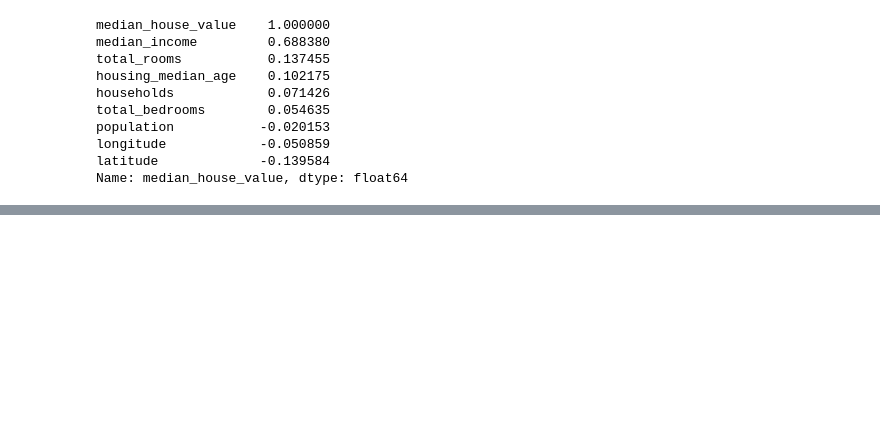
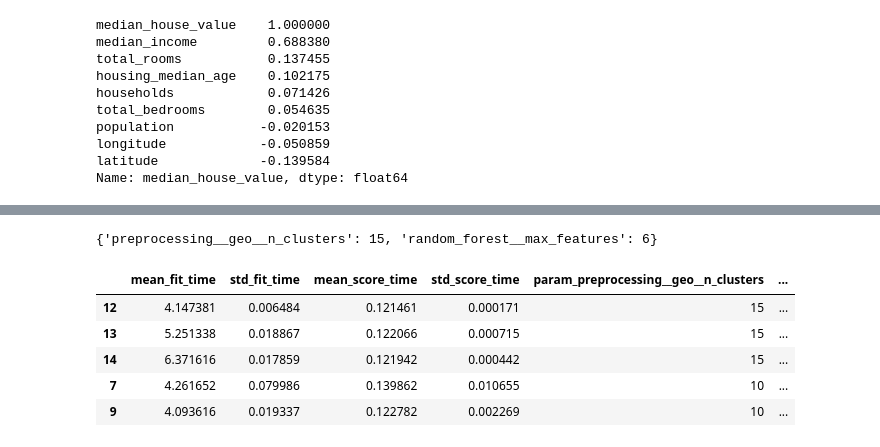
Before and after one commit to GGRusty/Hands-on-ML, a Jupyter notebook: Chapter2.ipynb, the cells around one changed output, grey strips where cells are left out. Saved outputs shown, nothing was run; the diff lists cells and outputs as text; code cells hidden in the pictures; blank space fills up the shorter version.

```diff
--- a/Chapter2.ipynb
+++ b/Chapter2.ipynb
@@ -140,0 +566,3 @@ Name: median_house_value, dtype: float64
+# %%
+tree_reg = make_pipeline(preprocessing, DecisionTreeRegressor(random_state=42))
+tree_reg.fit(housing, housing_labels)
@@ -140,0 +616,3 @@ Name: median_house_value, dtype: float64
+# %%
+forest_reg = make_pipeline(preprocessing, RandomForestRegressor(random_state=42))
+forest_rmses = -cross_val_score(forest_reg, housing, housing_labels, scoring="neg_root_mean_squared_error", cv=10)
@@ -140,0 +631,6 @@ Name: median_house_value, dtype: float64
+# %%
+forest_reg.fit(housing, housing_labels)
+housing_predictions = forest_reg.predict(housing)
+forest_rmse = mean_squared_error(housing_labels, housing_predictions,
+                                 squared=False)
+forest_rmse
@@ -140,0 +639,21 @@ Name: median_house_value, dtype: float64
+# %%
+# because the training RMSE is still much lower than the validation RMSE the model is still overfitting the training set
+# we can fine tune the model by searching for the hyperparameters that minimize the validation error
+# we can use grid search to do this
+full_pipeline = Pipeline([
+    ("preprocessing", preprocessing),
+    ("random_forest", RandomForestRegressor(random_state=42))
+])
+param_grid = [
+    {'preprocessing__geo__n_clusters': [5, 8, 10],
+     'random_forest__max_features': [4, 6, 8]},
+    {'preprocessing__geo__n_clusters':[10, 15],
+     'random_forest__max_features': [6, 8, 10]}
+]
+grid_search = GridSearchCV(
+    full_pipeline,
+    param_grid,
+    cv=3,
+    scoring='neg_root_mean_squared_error')
+
+grid_search.fit(housing, housing_labels)
@@ -140,0 +680,15 @@ Name: median_house_value, dtype: float64
+# %%
+grid_search.best_params_
+# %% [output]
+{'preprocessing__geo__n_clusters': 15, 'random_forest__max_features': 6}
+# %%
+cv_res = pd.DataFrame(grid_search.cv_results_)
+cv_res.sort_values(by="mean_test_score", ascending=False, inplace=True)
+cv_res.head()
+# %% [output]
+|  | mean_fit_time | std_fit_time | mean_score_time | std_score_time | param_preprocessing__geo__n_clusters | ... |
+| 12 | 4.147381 | 0.006484 | 0.121461 | 0.000171 | 15 | ... |
+| 13 | 5.251338 | 0.018867 | 0.122066 | 0.000715 | 15 | ... |
+| 14 | 6.371616 | 0.017859 | 0.121942 | 0.000442 | 15 | ... |
+| 7 | 4.261652 | 0.079986 | 0.139862 | 0.010655 | 10 | ... |
+| 9 | 4.093616 | 0.019337 | 0.122782 | 0.002269 | 10 | ... |
```
Also changed, not shown: parts of 60 cells of this notebook, 1 other file.
